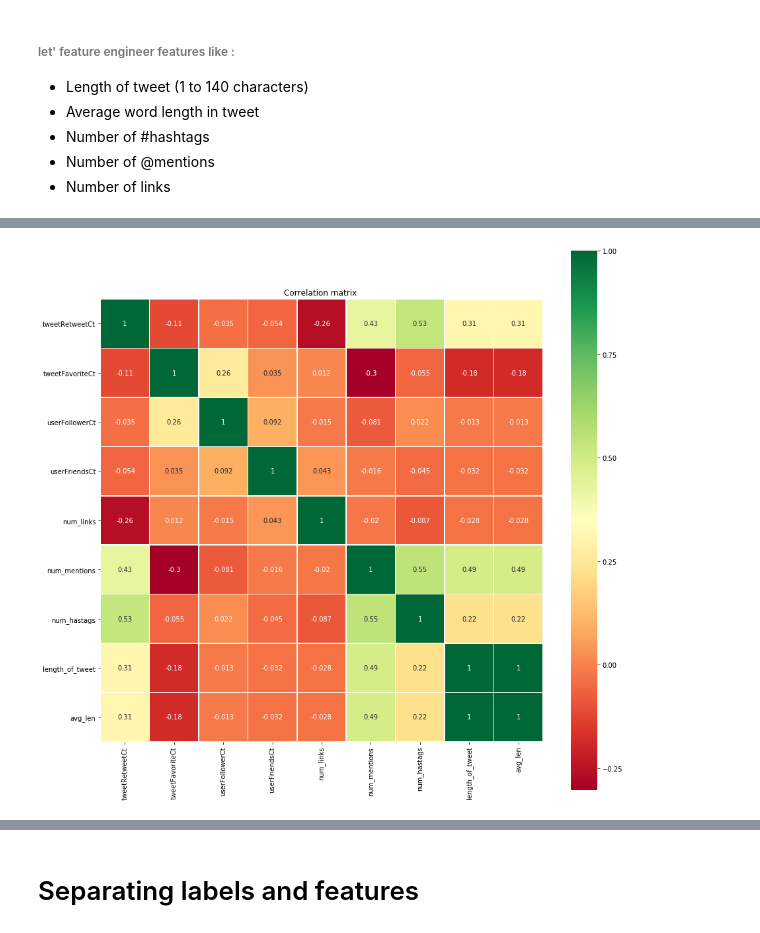
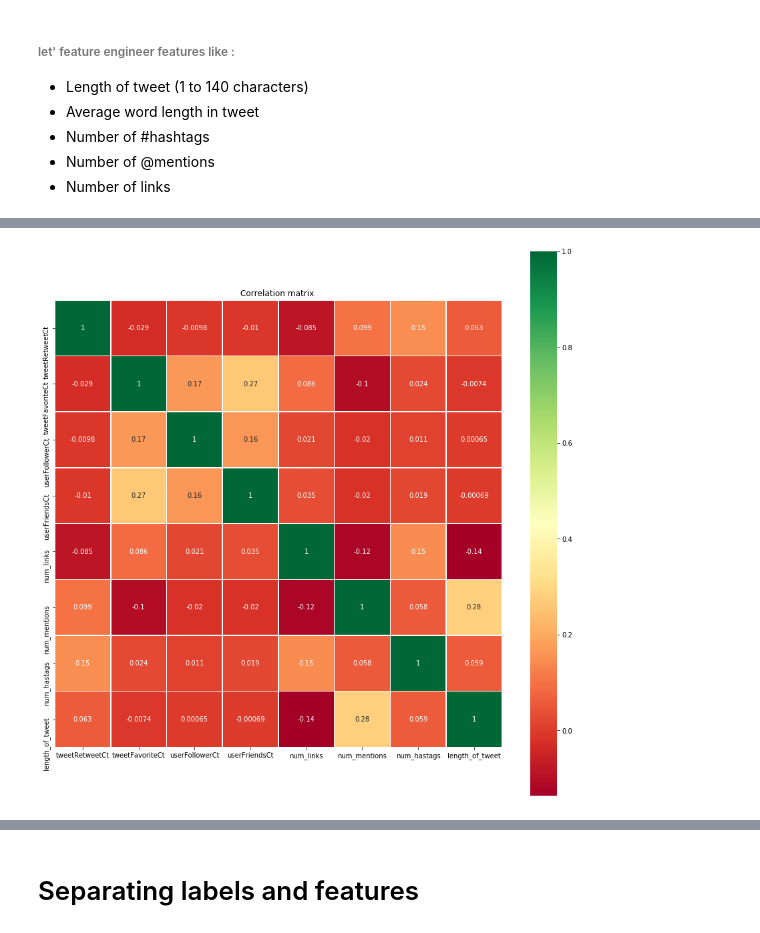
Before and after one commit to Akshaypatil7/Retweet-Analysis, a Jupyter notebook: Retweets Analysis.ipynb, the cells around one changed output, grey strips where cells are left out. Cells and saved outputs as stored; diff of their text form; code cells hidden in the pictures.

```diff
--- a/Retweets Analysis.ipynb
+++ b/Retweets Analysis.ipynb
@@ -123,0 +129,2 @@ df = pd.read_csv("tweeterDataset.csv")
+# %%
+dataset = pd.concat([a,b,c,d,e,f,g],ignore_index=True)
@@ -124,3 +144,5 @@ df = pd.read_csv("tweeterDataset.csv")
+# %%
+df = dataset.copy()
 # %%
 df.columns
 # %% [output]
@@ -200,7 +222,6 @@ df['num_links'] = df['tweetText'].apply(num_links)
 df['num_mentions'] = df['tweetText'].apply(num_mentions)
 df['num_hastags'] = df['tweetText'].apply(num_hastags)
 df['length_of_tweet'] = df['tweetText'].apply(length_of_tweet)
-df['avg_len'] = df['length_of_tweet'].apply(avg_len)
 # %%
 df.head()
 # %% [output]
@@ -243,11 +263,9 @@ memory usage: 117.3+ KB
-# %%
-df.fillna(0, inplace=True)
 # %%
 # heatmap using correlation matrix
 plt.figure(figsize=(15,15))
-_ = sns.heatmap(df[['tweetRetweetCt','tweetFavoriteCt','userFollowerCt','userFriendsCt','num_links','num_mentions','num_hastags','length_of_tweet','avg_len']].corr(), square=True, cmap='RdYlGn',linewidths=0.5,linecolor='w',annot=True)
+_ = sns.heatmap(df[['tweetRetweetCt','tweetFavoriteCt','userFollowerCt','userFriendsCt','num_links','num_mentions','num_hastags','length_of_tweet']].corr(), square=True, cmap='RdYlGn',linewidths=0.5,linecolor='w',annot=True)
 plt.title('Correlation matrix ')
 # plt.savefig('correlation.png')
 plt.show()
 # %% [output]
-[figure, old version]
+[figure, new version]
```
Also changed, not shown: parts of 32 cells of this notebook, 2 other files.
